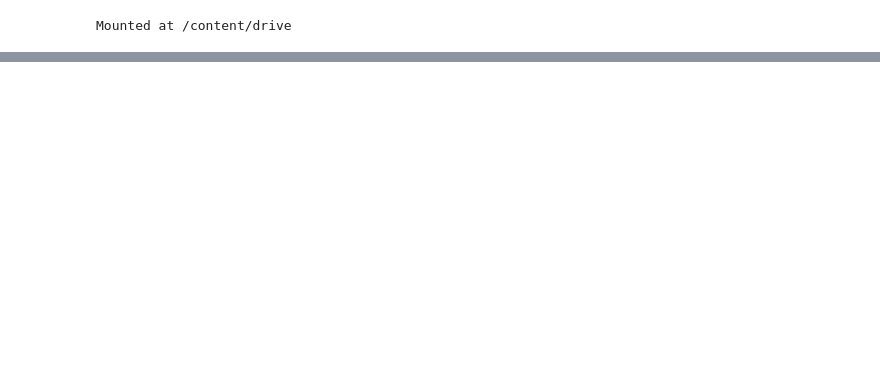
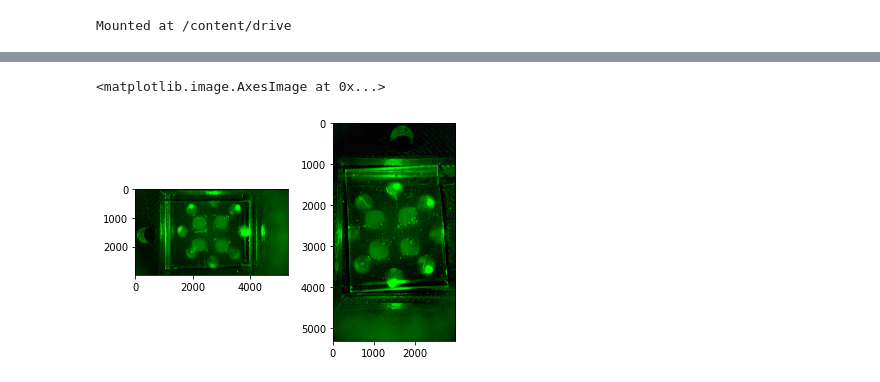
Before and after one commit to ncsu-landscape-dynamics/LAMP_assay_automation, a Jupyter notebook: readDNGsavePNG.ipynb, the cells around one changed output, grey strips where cells are left out. Saved outputs shown, nothing was run; the diff lists cells and outputs as text; code cells hidden in the pictures; blank space fills up the shorter version.

```diff
--- a/readDNGsavePNG.ipynb
+++ b/readDNGsavePNG.ipynb
@@ -80,3 +43,6 @@ newlis = list()
 # %%
-for i in range(12,24):
-    newlis.append(os.path.join("/content/drive/MyDrive/APHIS Farm Bill (2020Milestones)/Protocols/For John/images/New set for John/zeros_png/", name2[i]))
+rawimgs = sorted(os.listdir("input"))
+rawimgs_dir = list()
+
+for i in range(len(rawimgs)):
+    rawimgs_dir.append(os.path.join("/content/drive/MyDrive/APHIS Farm Bill (2020Milestones)/Protocols/For John/images/New set for John/input" , rawimgs[i]))
@@ -121,0 +49,10 @@ inputls
+# %%
+raw_in_list = list()
+post_im_list = list()
+
+for r in range(len(rawimgs_dir)):
+    raw_in_list.append(rawpy.imread(rawimgs_dir[r]))
+    post_im_list.append(raw_in_list[r].postprocess(use_camera_wb=True))
+    if post_im_list[r].shape[0] < post_im_list[r].shape[1]:
+        post_im_list[r] = np.rot90(post_im_list[r], 3)
+        print("Note: horizontal images detected. Inspect orientation.")
@@ -121,0 +74,8 @@ inputls
+# %%
+plt.subplot(1,2,1)
+plt.imshow(post_im_list[0])
+plt.subplot(1,2,2)
+plt.imshow(post_im_list[6])
+# %% [output]
+<matplotlib.image.AxesImage at 0x...>
+[figure, added]
```
Also changed, not shown: parts of 23 cells of this notebook.
